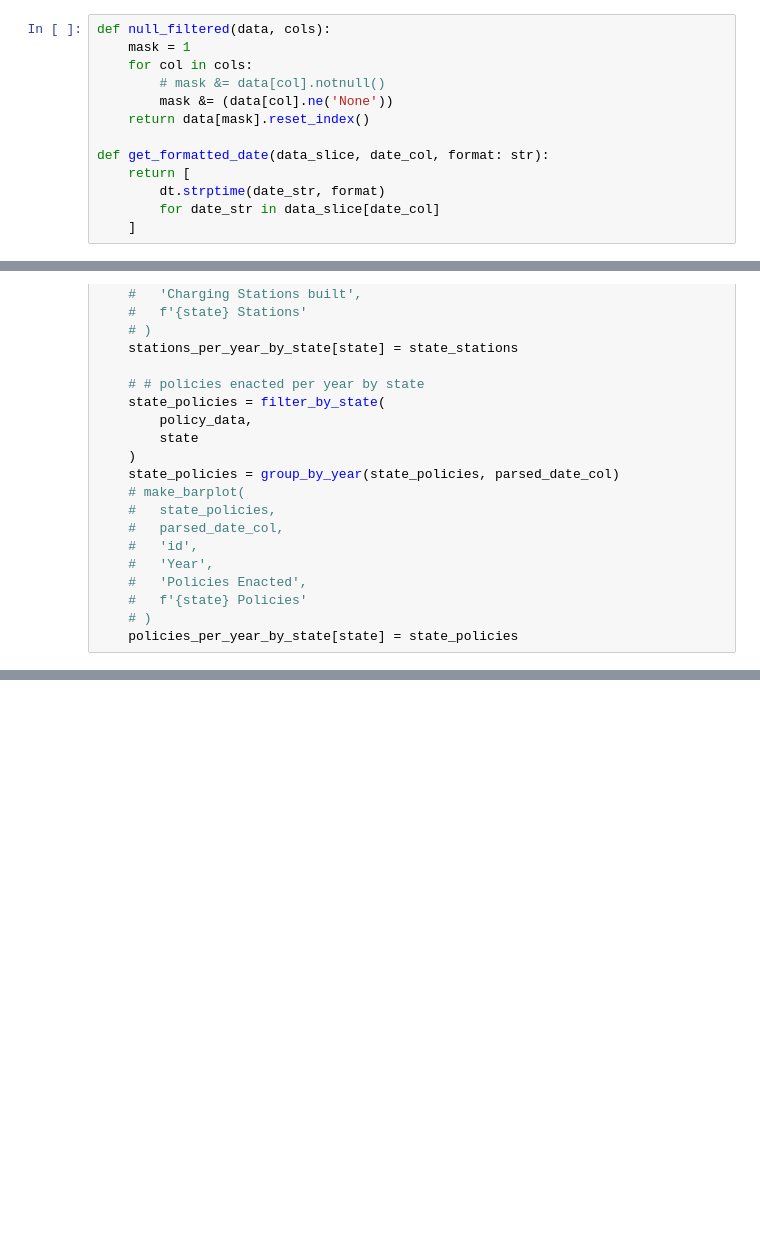
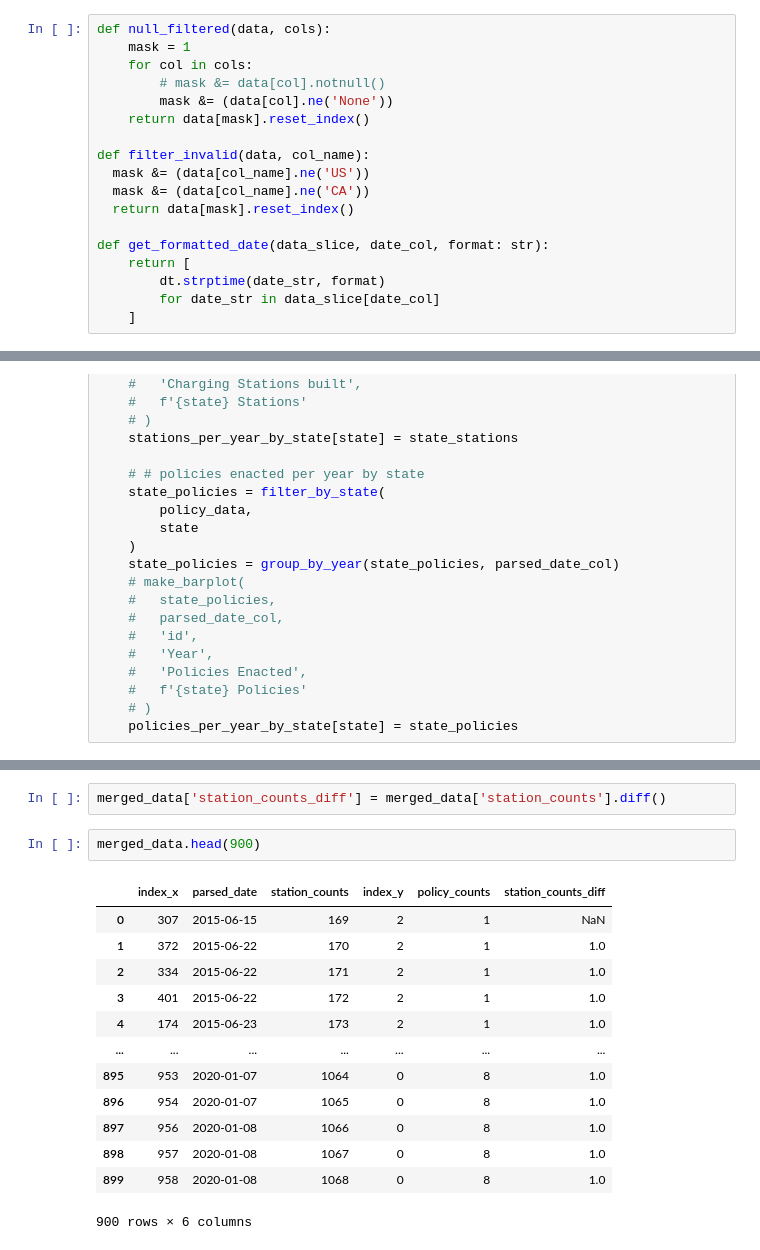
Before and after one commit to brennan913/empirical-methods, a Jupyter notebook: inspect_data.ipynb, the cells around one changed output, grey strips where cells are left out. Cells and saved outputs as stored; diff of their text form; blank space fills up the shorter version.

```diff
--- a/inspect_data.ipynb
+++ b/inspect_data.ipynb
@@ -82,6 +100,11 @@ def null_filtered(data, cols):
         mask &= (data[col].ne('None'))
     return data[mask].reset_index()
 
+def filter_invalid(data, col_name):
+  mask &= (data[col_name].ne('US'))
+  mask &= (data[col_name].ne('CA'))
+  return data[mask].reset_index()
+
 def get_formatted_date(data_slice, date_col, format: str):
     return [
         dt.strptime(date_str, format)
@@ -530,0 +551,18 @@ InfeasibleTestError: ignored
+# %%
+merged_data['station_counts_diff'] = merged_data['station_counts'].diff()
+# %%
+merged_data.head(900)
+# %% [output]
+|  | index_x | parsed_date | station_counts | index_y | policy_counts | station_counts_diff |
+| 0 | 307 | 2015-06-15 | 169 | 2 | 1 | NaN |
+| 1 | 372 | 2015-06-22 | 170 | 2 | 1 | 1.0 |
+| 2 | 334 | 2015-06-22 | 171 | 2 | 1 | 1.0 |
+| 3 | 401 | 2015-06-22 | 172 | 2 | 1 | 1.0 |
+| 4 | 174 | 2015-06-23 | 173 | 2 | 1 | 1.0 |
+| ... | ... | ... | ... | ... | ... | ... |
+| 895 | 953 | 2020-01-07 | 1064 | 0 | 8 | 1.0 |
+| 896 | 954 | 2020-01-07 | 1065 | 0 | 8 | 1.0 |
+| 897 | 956 | 2020-01-08 | 1066 | 0 | 8 | 1.0 |
+| 898 | 957 | 2020-01-08 | 1067 | 0 | 8 | 1.0 |
+| 899 | 958 | 2020-01-08 | 1068 | 0 | 8 | 1.0 |
+900 rows × 6 columns
```
Also changed, not shown: parts of 18 cells of this notebook.
